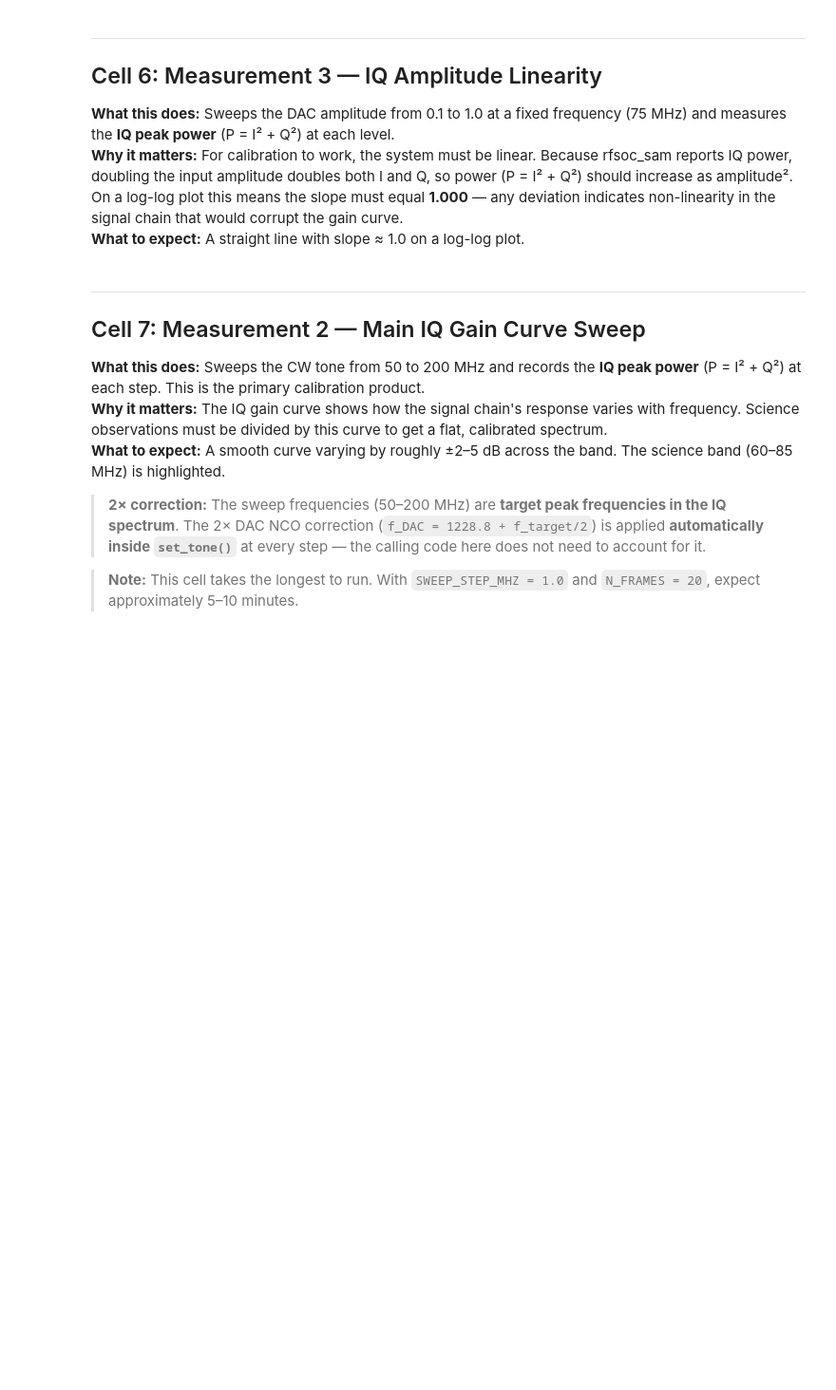
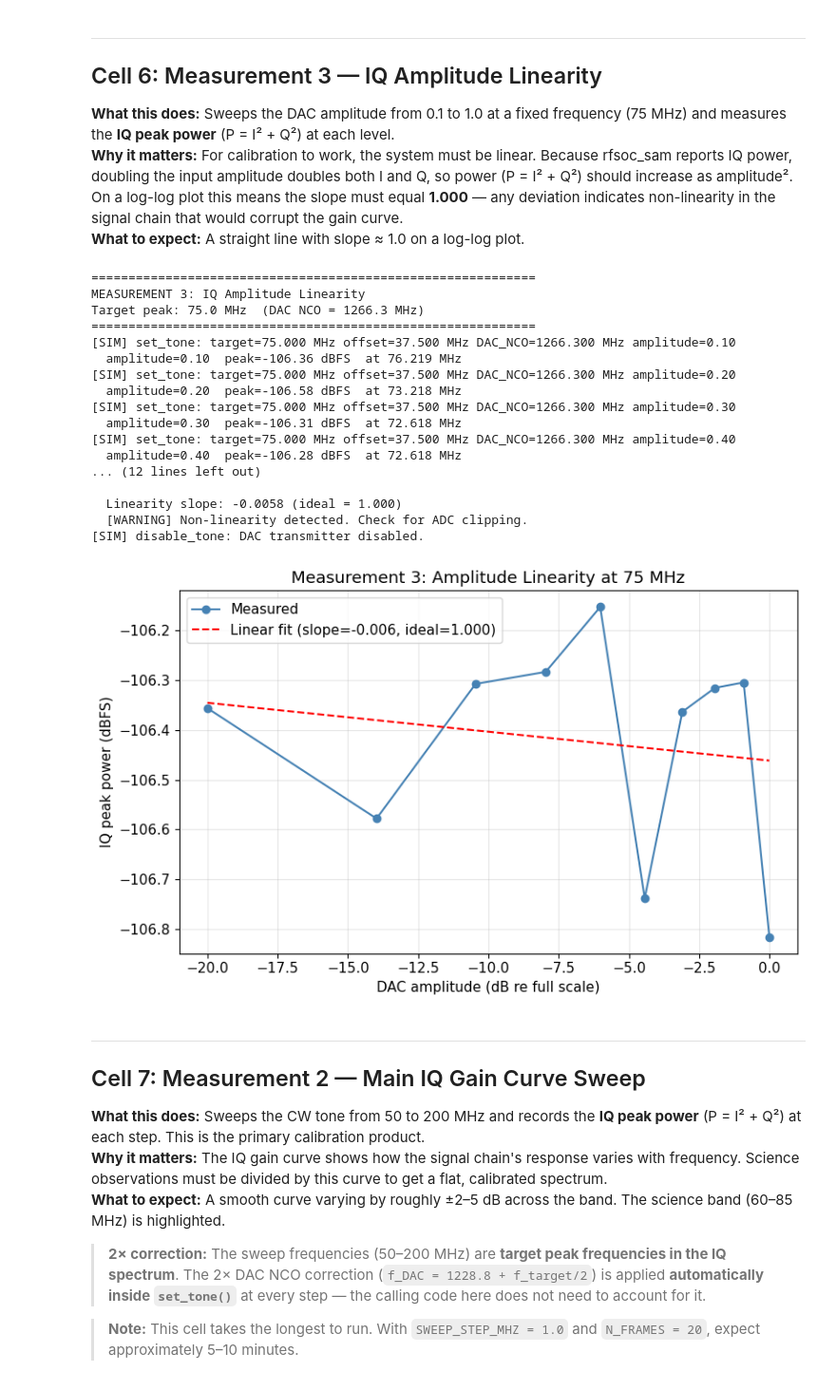
Before and after one commit to Mbatshi-Mbulawa/RHINO_fft, a Jupyter notebook: rhino_cw_calibration/rhino_cw_calibration.ipynb, the cells around one changed output. Shown at 95% size. Saved outputs shown, nothing was run; the diff lists cells and outputs as text; code cells hidden in the pictures; blank space fills up the shorter version.

```diff
--- a/rhino_cw_calibration/rhino_cw_calibration.ipynb
+++ b/rhino_cw_calibration/rhino_cw_calibration.ipynb
@@ -216,34 +273,53 @@ print(f"Peak-to-peak drift: {np.ptp(noise_over_time):.2f} dB")
 # %%
 # Sweep amplitude at 75 MHz (centre of the science band)
 amplitudes, amp_powers = cal.measure_amplitude_linearity(
-    freq_mhz=75.0,
+    freq_target_mhz=75.0,
     n_steps=10
 )
 
 # Plot: log amplitude (dB) vs measured power (dBFS)
 # For a perfectly linear system, this should be a straight line with slope = 1
 log_amp = 20.0 * np.log10(amplitudes)
 valid = ~np.isnan(amp_powers)
 
 fig, ax = plt.subplots(figsize=(8, 5))
 ax.plot(log_amp[valid], amp_powers[valid], 'o-', color='steelblue',
         label='Measured')
 
 # Overlay the ideal linear response for comparison
 if np.sum(valid) > 2:
     slope, intercept = np.polyfit(log_amp[valid], amp_powers[valid], 1)
     fit_line = slope * log_amp + intercept
     ax.plot(log_amp, fit_line, '--', color='red',
             label=f'Linear fit (slope={slope:.3f}, ideal=1.000)')
 
 ax.set_xlabel('DAC amplitude (dB re full scale)')
 ax.set_ylabel('IQ peak power (dBFS)')
 ax.set_title('Measurement 3: Amplitude Linearity at 75 MHz')
 ax.legend()
 ax.grid(True, alpha=0.3)
 plt.tight_layout()
 plt.savefig('m3_linearity.png', dpi=150)
 plt.show()
+# %% [output]
+============================================================
+MEASUREMENT 3: IQ Amplitude Linearity
+Target peak: 75.0 MHz  (DAC NCO = 1266.3 MHz)
+============================================================
+[SIM] set_tone: target=75.000 MHz offset=37.500 MHz DAC_NCO=1266.300 MHz amplitude=0.10
+  amplitude=0.10  peak=-106.36 dBFS  at 76.219 MHz
+[SIM] set_tone: target=75.000 MHz offset=37.500 MHz DAC_NCO=1266.300 MHz amplitude=0.20
+  amplitude=0.20  peak=-106.58 dBFS  at 73.218 MHz
+[SIM] set_tone: target=75.000 MHz offset=37.500 MHz DAC_NCO=1266.300 MHz amplitude=0.30
+  amplitude=0.30  peak=-106.31 dBFS  at 72.618 MHz
+[SIM] set_tone: target=75.000 MHz offset=37.500 MHz DAC_NCO=1266.300 MHz amplitude=0.40
+  amplitude=0.40  peak=-106.28 dBFS  at 72.618 MHz
+... (12 lines left out)
+
+  Linearity slope: -0.0058 (ideal = 1.000)
+  [WARNING] Non-linearity detected. Check for ADC clipping.
+[SIM] disable_tone: DAC transmitter disabled.
+[figure, added]
 # %% [markdown]
 ---
 ## Cell 7: Measurement 2 — Main IQ Gain Curve Sweep
```
Also changed, not shown: parts of 8 cells of this notebook.
